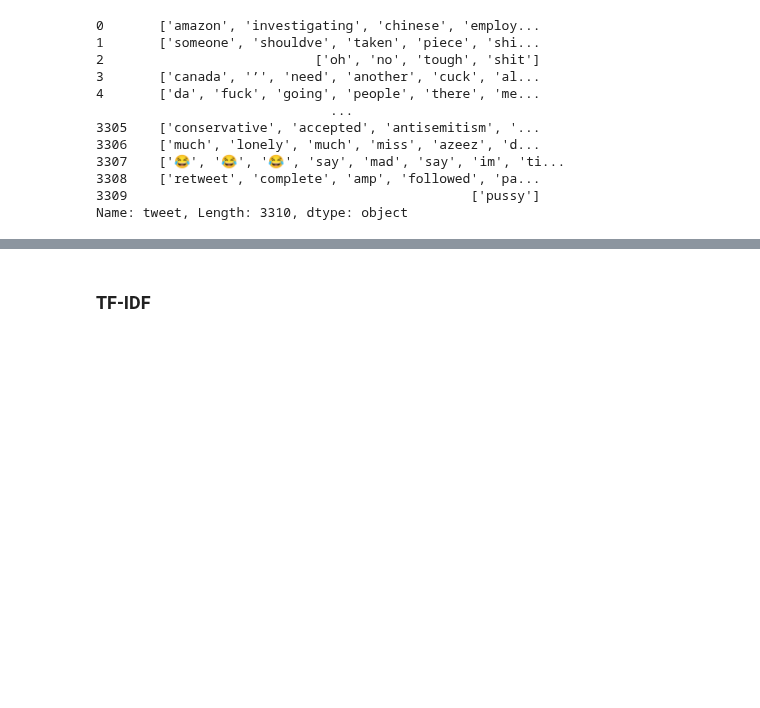
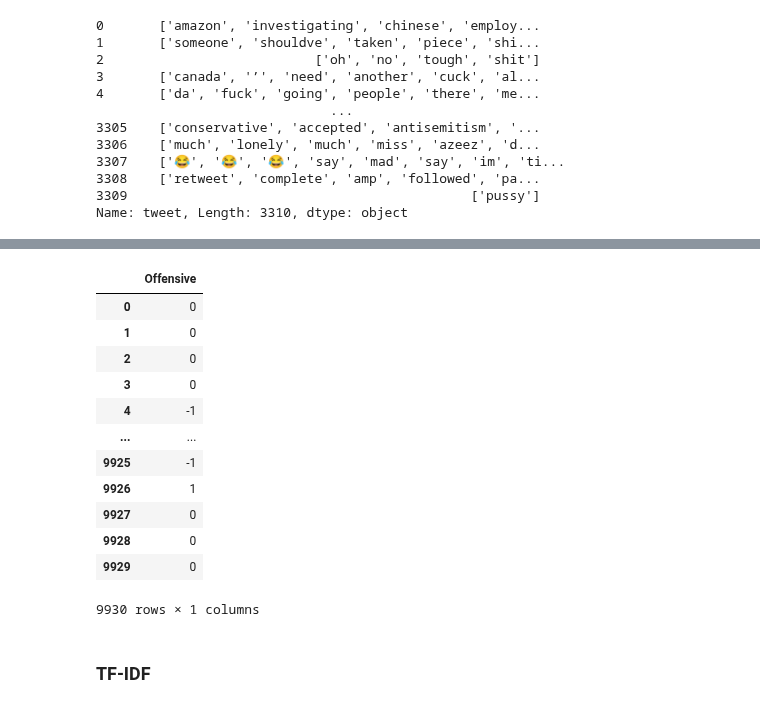
Before and after one commit to divyas39/SSL-Offensive-Lang-Detection-Social-Media, a Jupyter notebook: Co-Training.ipynb, the cells around one changed output, grey strips where cells are left out. Drawn from its saved outputs; the diff is of its cells as text; code cells hidden in the pictures; blank space fills up the shorter version.

```diff
--- a/Co-Training.ipynb
+++ b/Co-Training.ipynb
@@ -197,3 +240,19 @@ y_train
+# %%
+y_train_unlab
+# %% [output]
+|  | Offensive |
+| 0 | 0 |
+| 1 | 0 |
+| 2 | 0 |
+| 3 | 0 |
+| 4 | -1 |
+| ... | ... |
+| 9925 | -1 |
+| 9926 | 1 |
+| 9927 | 0 |
+| 9928 | 0 |
+| 9929 | 0 |
+9930 rows × 1 columns
 # %% [markdown]
 ### TF-IDF
 # %%
```
Also changed, not shown: parts of 19 cells of this notebook.
